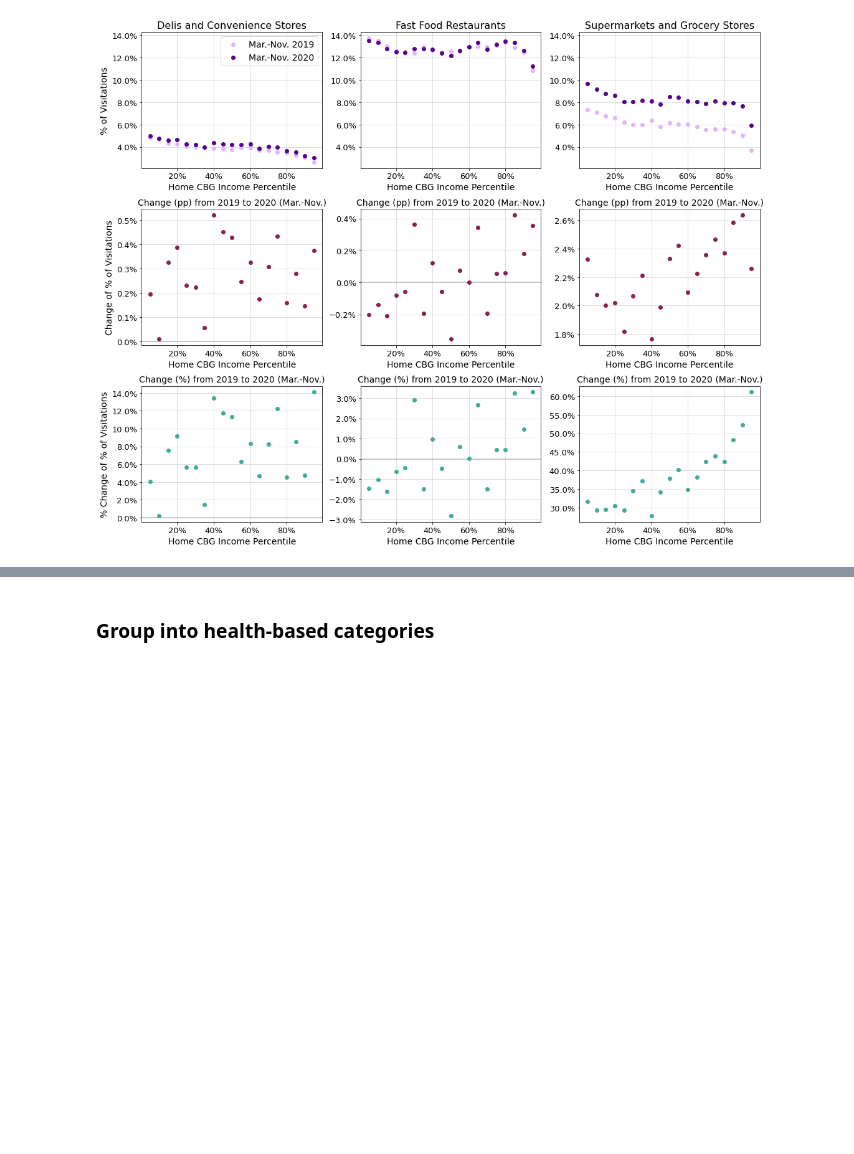
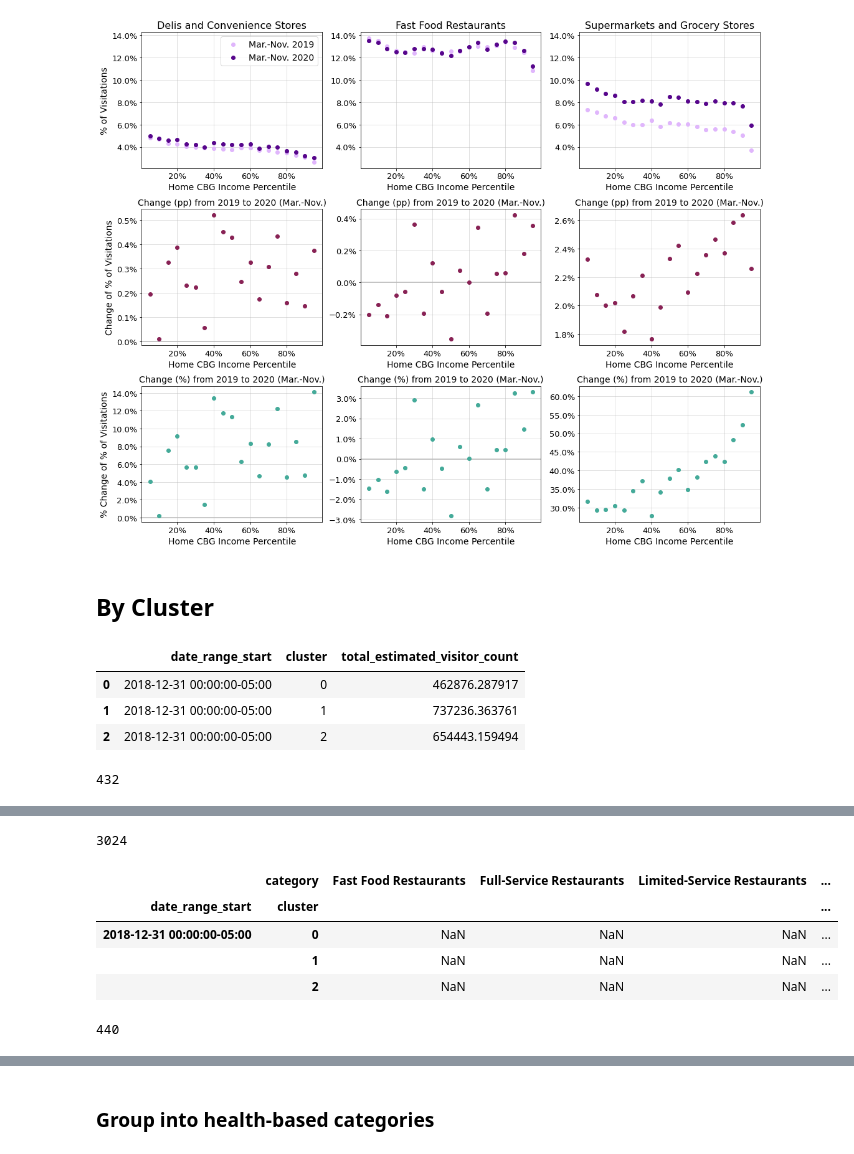
Before and after one commit to cpcarey/nyu-cusp-food-access, a Jupyter notebook: notebooks/cc0103_plot_visitation_distributions.ipynb, the cells around one changed output, grey strips where cells are left out. Drawn from its saved outputs; the diff is of its cells as text; code cells hidden in the pictures; blank space fills up the shorter version.

```diff
--- a/notebooks/cc0103_plot_visitation_distributions.ipynb
+++ b/notebooks/cc0103_plot_visitation_distributions.ipynb
@@ -113,8 +114,10 @@ def smoothen_within(df, columns=[], by=None, N=6):
 # %%
 home_weekly_df = pd.read_csv(f'./exports/home_weekly.csv')
 repair_dates(home_weekly_df)
-home_weekly_df = home_weekly_df[(home_weekly_df['date_range_start'] >= DATE_START_ROLLING)]
-home_weekly_df = home_weekly_df[(home_weekly_df['date_range_start'] <= DATE_END_ROLLING)]
+home_weekly_df = home_weekly_df[(home_weekly_df['date_range_start'] >=
+                                 DATE_START_ROLLING)]
+home_weekly_df = home_weekly_df[(home_weekly_df['date_range_start'] <=
+                                 DATE_END_ROLLING)]
 home_weekly_df = home_weekly_df.rename(columns={'home_cbg': 'cbg'})
 peek(home_weekly_df)
 # %% [output]
@@ -386,12 +362,15 @@ other_service = [
     'Snacks and Bakeries',
 ]
 
-poi_other_df.loc[poi_other_df['category'].isin(other_retail), 'category'] = 'Other Food Retail'
-poi_other_df.loc[poi_other_df['category'].isin(other_service), 'category'] = 'Other Food Service'
+poi_other_df.loc[poi_other_df['category'].isin(other_retail),
+                 'category'] = 'Other Food Retail'
+poi_other_df.loc[poi_other_df['category'].isin(other_service),
+                 'category'] = 'Other Food Service'
 all_cluster_df = home_weekly_df.merge(cbg_all_df, on=['cbg'], how='inner')
 all_total_df = get_total_df(all_cluster_df)
 all_weekly_df = get_weekly_df(all_cluster_df, all_total_df, poi_df=poi_other_df)
-all_percent_df = get_percent_df(all_weekly_df).reset_index(level=1).drop(columns=['cluster'])
+all_percent_df = get_percent_df(all_weekly_df).reset_index(level=1).drop(
+    columns=['cluster'])
 # %% [output]
 |  | date_range_start | cluster | total_estimated_visitor_count |
 | 0 | 2018-12-31 00:00:00-05:00 | 0 | 2.928497e+06 |
@@ -671,3 +635,37 @@ columns = [
 plot_scatter(pdf_2019, pdf_2020, columns)
 # %% [output]
 [figure]
+# %% [markdown]
+## By Cluster
+# %%
+cbg_km_df = cbg_df.drop(columns=['cluster']).rename(
+    columns={'kmeans_cluster': 'cluster'})
+km_cluster_df = home_weekly_df.merge(cbg_km_df, on=['cbg'], how='inner')
+
+km_total_df = get_total_df(km_cluster_df)
+km_weekly_df = get_weekly_df(km_cluster_df, km_total_df, poi_df=poi_other_df)
+km_percent_df = get_percent_df(km_weekly_df)
+
+km_percent_2019_df = km_percent_df.reset_index()
+km_percent_2019_df = km_percent_2019_df[
+    km_percent_2019_df['date_range_start'] >= DATE_START_PRE_COVID]
+km_percent_2019_df = km_percent_2019_df[
+    km_percent_2019_df['date_range_start'] <= DATE_END_PRE_COVID]
+km_percent_2019_df = km_percent_2019_df.set_index(['date_range_start'])
+km_percent_2019_mean_df = km_percent_2019_df.groupby(by=['cluster']).mean()
+km_percent_2020_df = km_percent_df.reset_index()
+km_percent_2020_df = km_percent_2020_df[
+    km_percent_2020_df['date_range_start'] >= DATE_START_COVID]
+km_percent_2020_df = km_percent_2020_df[
+    km_percent_2020_df['date_range_start'] >= DATE_END_COVID]
+km_percent_2020_df = km_percent_2020_df.set_index(['date_range_start'])
+km_percent_2020_mean_df = km_percent_2020_df.groupby(by=['cluster']).mean()
+
+kmdf_2020 = km_percent_2020_mean_df
+kmdf_2019 = km_percent_2019_mean_df
+# %% [output]
+|  | date_range_start | cluster | total_estimated_visitor_count |
+| 0 | 2018-12-31 00:00:00-05:00 | 0 | 462876.287917 |
+| 1 | 2018-12-31 00:00:00-05:00 | 1 | 737236.363761 |
+| 2 | 2018-12-31 00:00:00-05:00 | 2 | 654443.159494 |
+432
@@ -673,0 +676,7 @@ plot_scatter(pdf_2019, pdf_2020, columns)
+3024
+|  | category | Fast Food Restaurants | Full-Service Restaurants | Limited-Service Restaurants | ... |
+| date_range_start | cluster |  |  |  | ... |
+| 2018-12-31 00:00:00-05:00 | 0 | NaN | NaN | NaN | ... |
+|  | 1 | NaN | NaN | NaN | ... |
+|  | 2 | NaN | NaN | NaN | ... |
+440
```
Also changed, not shown: parts of 18 cells of this notebook.
